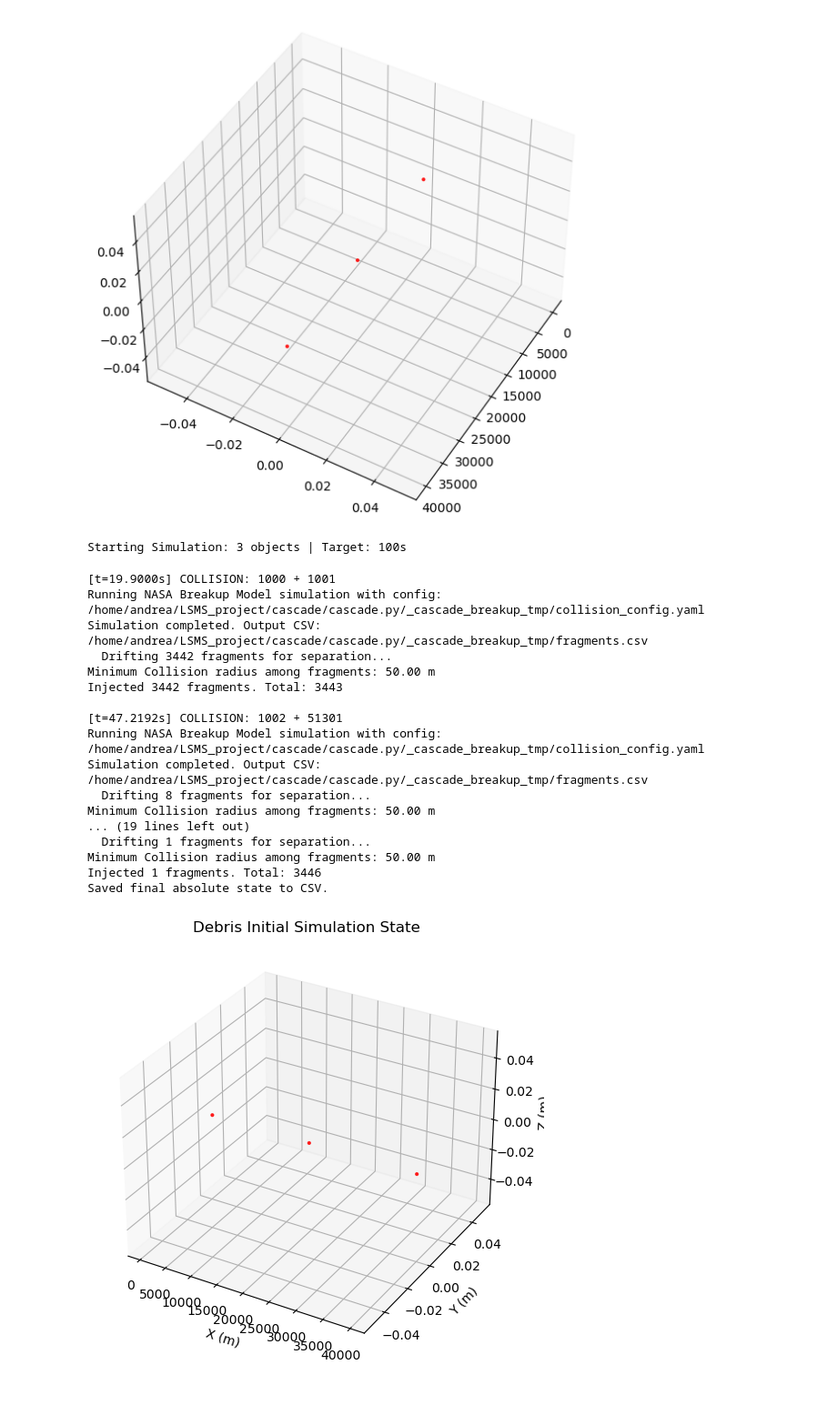
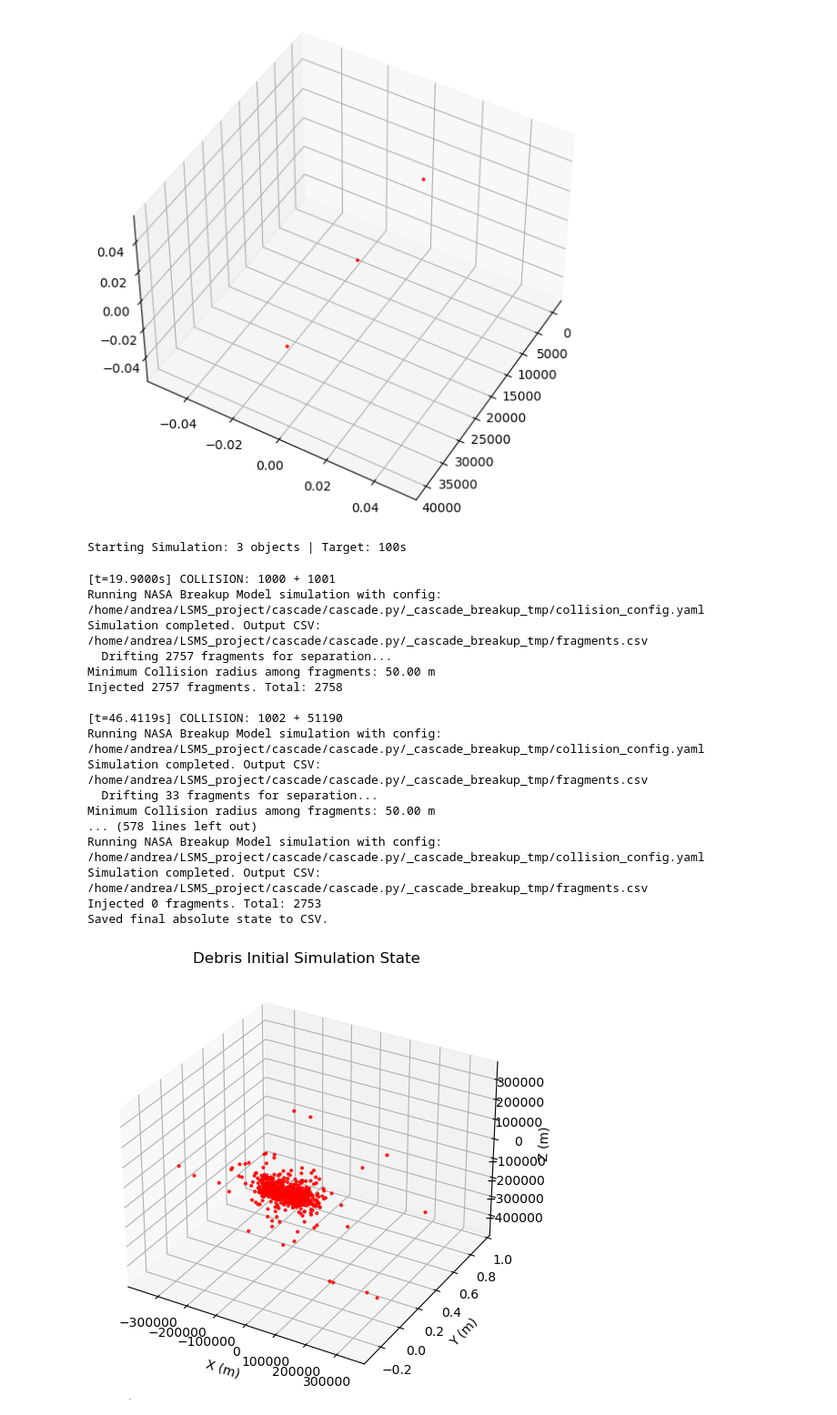
Before and after one commit to andreasaporito/cascade, a Jupyter notebook: cascade.py/notebooks/3 - integration.ipynb, the cells around one changed output. Shown at 91% size. Cells and saved outputs as stored; diff of their text form; code cells hidden in the pictures.

```diff
--- a/cascade.py/notebooks/3 - integration.ipynb
+++ b/cascade.py/notebooks/3 - integration.ipynb
@@ -28,7 +28,7 @@ import logging
 logging.basicConfig(level=logging.INFO)
 logger = logging.getLogger(__name__)
 
-MIN_CHARACTERISTIC_LENGTH = 0.00027  # 5 cm minimum fragment size
+MIN_CHARACTERISTIC_LENGTH = 0.05  # 5 cm minimum fragment size
 ENFORCE_MASS_CONSERVATION = False
 # %%
 # Example: Create a two-satellite collision scenario at 800 km altitude
@@ -218,7 +218,7 @@ def save_state_to_csv(db, current_time):
     return filename
 # %%
 final_time = 100
-save_interval = 10
+save_interval = 1
 next_save_time = 0
 
 total_collisions_count = 0
@@ -350,52 +350,52 @@ Starting Simulation: 3 objects | Target: 100s
 [t=19.9000s] COLLISION: 1000 + 1001
 Running NASA Breakup Model simulation with config: /home/andrea/LSMS_project/cascade/cascade.py/_cascade_breakup_tmp/collision_config.yaml
 Simulation completed. Output CSV: /home/andrea/LSMS_project/cascade/cascade.py/_cascade_breakup_tmp/fragments.csv
-  Drifting 3442 fragments for separation...
+  Drifting 2757 fragments for separation...
 Minimum Collision radius among fragments: 50.00 m
-Injected 3442 fragments. Total: 3443
+Injected 2757 fragments. Total: 2758
 
-[t=47.2192s] COLLISION: 1002 + 51301
+[t=46.4119s] COLLISION: 1002 + 51190
 Running NASA Breakup Model simulation with config: /home/andrea/LSMS_project/cascade/cascade.py/_cascade_breakup_tmp/collision_config.yaml
 Simulation completed. Output CSV: /home/andrea/LSMS_project/cascade/cascade.py/_cascade_breakup_tmp/fragments.csv
-  Drifting 8 fragments for separation...
+  Drifting 33 fragments for separation...
 Minimum Collision radius among fragments: 50.00 m
-... (19 lines left out)
-  Drifting 1 fragments for separation...
-Minimum Collision radius among fragments: 50.00 m
-Injected 1 fragments. Total: 3446
+... (578 lines left out)
+Running NASA Breakup Model simulation with config: /home/andrea/LSMS_project/cascade/cascade.py/_cascade_breakup_tmp/collision_config.yaml
+Simulation completed. Output CSV: /home/andrea/LSMS_project/cascade/cascade.py/_cascade_breakup_tmp/fragments.csv
+Injected 0 fragments. Total: 2753
 Saved final absolute state to CSV.
 # %%
 # Test the first csv output
-file = "../simulation-outputs/1sec10000sec/particle_state_t0000.csv"
+file = "../simulation-outputs/1sec10000sec/particle_state_t0100.csv"
 def read_csv_frame(filepath):
     pos, parents = [], []
     with open(filepath, "r") as f:
         reader = csv.DictReader(f)
         for row in reader:
             pos.append([float(row["x"]), float(row["y"]), float(row["z"])])
             pid = row["parent_id"]
             parents.append(pid if pid != "" else "-1")
     return np.array(pos), np.array(parents)
 
 final_pos, final_parents = read_csv_frame(file)
 unique_parents, _ = np.unique(final_parents, return_inverse=True)
 parent_color_map = {pid: i for i, pid in enumerate(unique_parents)}
 
 # Determine the absolute max distance to lock the 3D box size
 max_val = np.max(np.abs(final_pos))
 
 # 3. Setup the Figure
 fig = plt.figure(figsize=(6, 6))
 ax = fig.add_subplot(111, projection='3d')
 ax.set_xlabel("X (m)")
 ax.set_ylabel("Y (m)")
 ax.set_zlabel("Z (m)")
 ax.set_title("Debris Initial Simulation State")
 # Initial scatter (will be updated in the animation)
 scat = ax.scatter(final_pos[:,0], final_pos[:,1], final_pos[:,2], alpha=0.8, s= 4, c='r')
 plt.show()
 # %% [output]
-[figure, old version]
+[figure, new version]
 # %%
 print("\nGenerating animation locked to INITIAL state axes...")
 # Ensure the output folder exists
```
Also changed, not shown: parts of 1 cell of this notebook, 1 other file.
